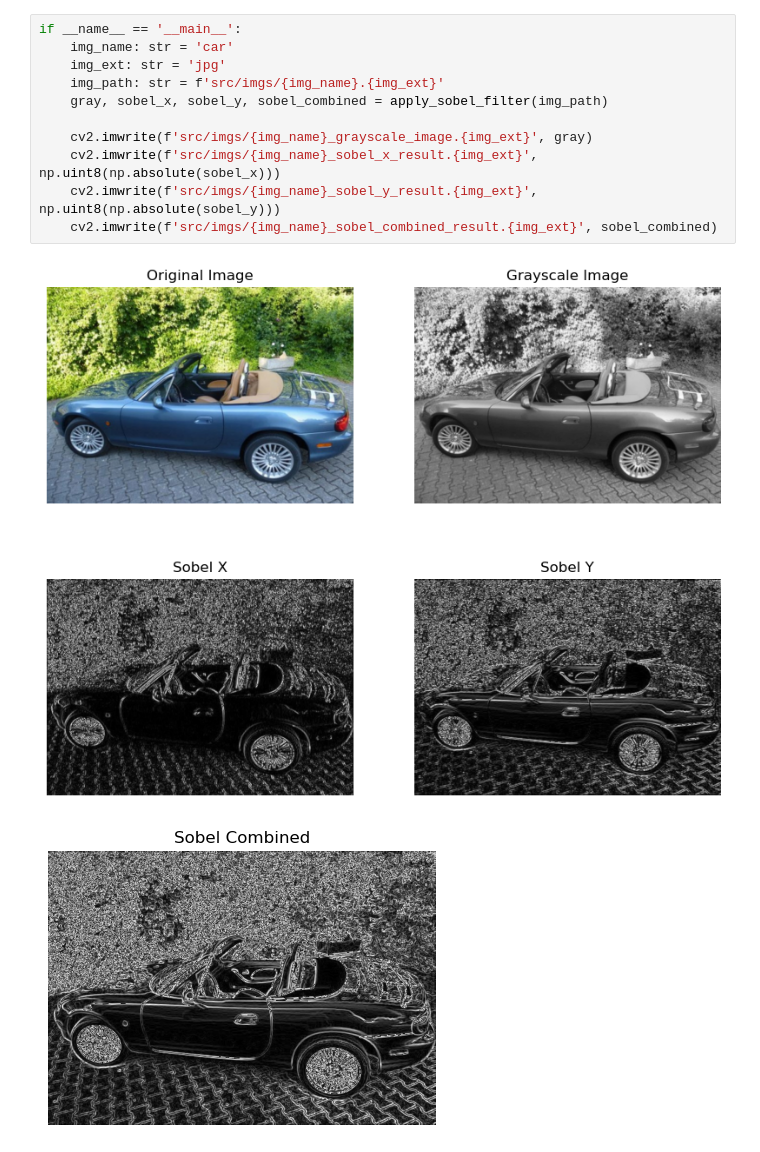
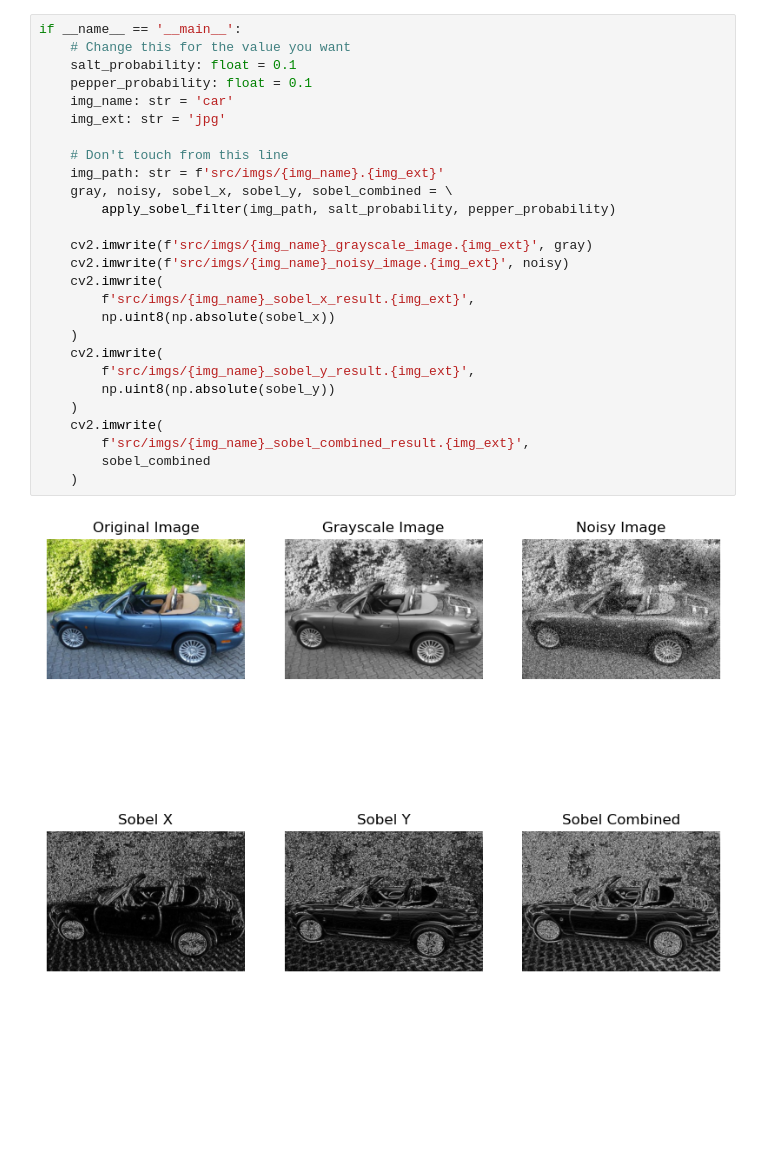
Before and after one commit to ErickOF/MP6160-ImageProcessingSystem, a Jupyter notebook: tools/datagen/datagen.ipynb, the cells around one changed output. Drawn from its saved outputs; the diff is of its cells as text; blank space fills up the shorter version.

```diff
--- a/tools/datagen/datagen.ipynb
+++ b/tools/datagen/datagen.ipynb
@@ -72,14 +104,29 @@ def apply_sobel_filter(image_path: str
 # %%
 if __name__ == '__main__':
+    # Change this for the value you want
+    salt_probability: float = 0.1
+    pepper_probability: float = 0.1
     img_name: str = 'car'
     img_ext: str = 'jpg'
+
+    # Don't touch from this line
     img_path: str = f'src/imgs/{img_name}.{img_ext}'
-    gray, sobel_x, sobel_y, sobel_combined = apply_sobel_filter(img_path)
+    gray, noisy, sobel_x, sobel_y, sobel_combined = \
+        apply_sobel_filter(img_path, salt_probability, pepper_probability)
 
     cv2.imwrite(f'src/imgs/{img_name}_grayscale_image.{img_ext}', gray)
-    cv2.imwrite(f'src/imgs/{img_name}_sobel_x_result.{img_ext}', np.uint8(np.absolute(sobel_x)))
-    cv2.imwrite(f'src/imgs/{img_name}_sobel_y_result.{img_ext}', np.uint8(np.absolute(sobel_y)))
-    cv2.imwrite(f'src/imgs/{img_name}_sobel_combined_result.{img_ext}', sobel_combined)
+    cv2.imwrite(f'src/imgs/{img_name}_noisy_image.{img_ext}', noisy)
+    cv2.imwrite(
+        f'src/imgs/{img_name}_sobel_x_result.{img_ext}',
+        np.uint8(np.absolute(sobel_x))
+    )
+    cv2.imwrite(
+        f'src/imgs/{img_name}_sobel_y_result.{img_ext}',
+        np.uint8(np.absolute(sobel_y))
+    )
+    cv2.imwrite(
+        f'src/imgs/{img_name}_sobel_combined_result.{img_ext}',
+        sobel_combined
+    )
 # %% [output]
-[figure, old version]
+[figure, new version]
-[figure, removed]
```
Also changed, not shown: parts of 2 cells of this notebook, 2 other files.
